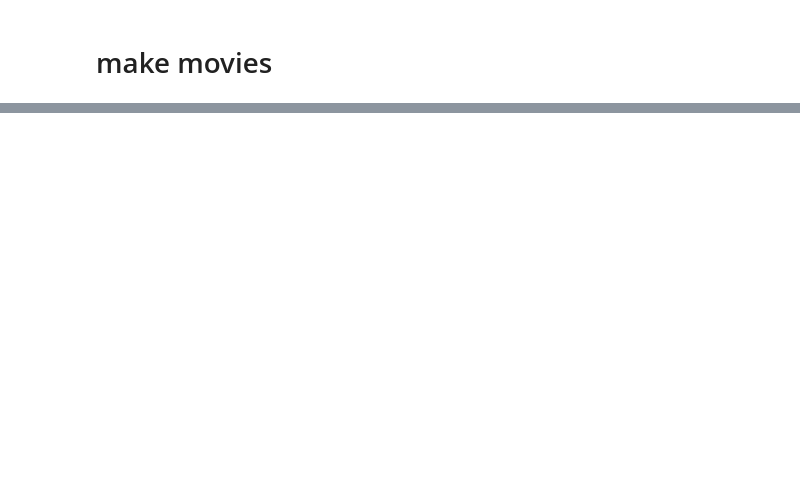
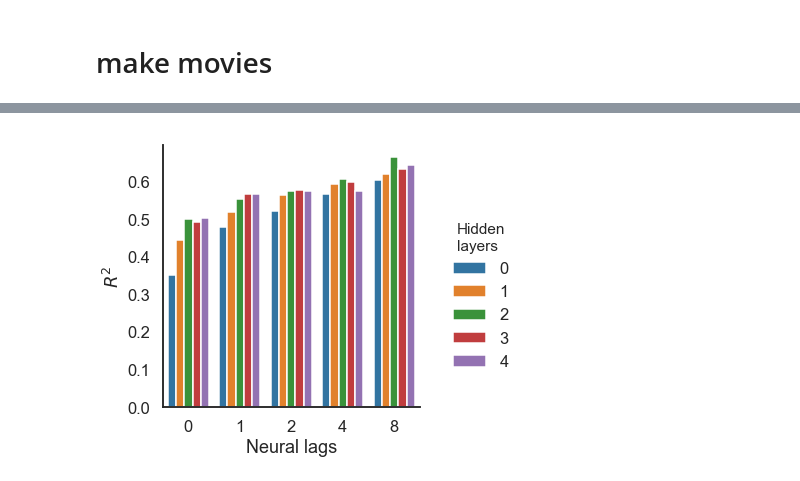
Before and after one commit to themattinthehatt/behavenet, a Jupyter notebook: analyses/decoder_analysis_notebook.ipynb, the cells around one changed output, grey strips where cells are left out. Cells and saved outputs as stored; diff of their text form; code cells hidden in the pictures; blank space fills up the shorter version.

```diff
--- a/analyses/decoder_analysis_notebook.ipynb
+++ b/analyses/decoder_analysis_notebook.ipynb
@@ -199,0 +289,27 @@ video saved to /home/mattw/results/temp/steinmetz-face_12_dim_recon_neura.mp4
+# %%
+# PLOT
+sns.set_style('white')
+sns.set_context('talk')
+
+y_axis = 'r2' # 'test_loss' | 'test_r2'
+plot_type = 'bar'
+x_axis = 'n_lags'
+
+splt = sns.catplot(
+    x=x_axis, y=y_axis, hue=hue, kind=plot_type, data=all_test_r2s_df)
+splt.ax.set_ylabel('$R^2$')
+splt.ax.set_xlabel('Neural lags')
+if hue is not None:
+    splt._legend.set_title('Hidden\nlayers')
+
+if save_outputs:
+    save_file = os.path.join(results_dir, '%s_decoder_R2s_across_trials' % lab)
+else:
+    save_file = None
+
+if save_file is not None:
+    plt.savefig(save_file + '.jpg', dpi=300, format='jpeg')
+
+plt.show()
+# %% [output]
+[figure, added]
```
Also changed, not shown: parts of 10 cells of this notebook, 6 other files.
